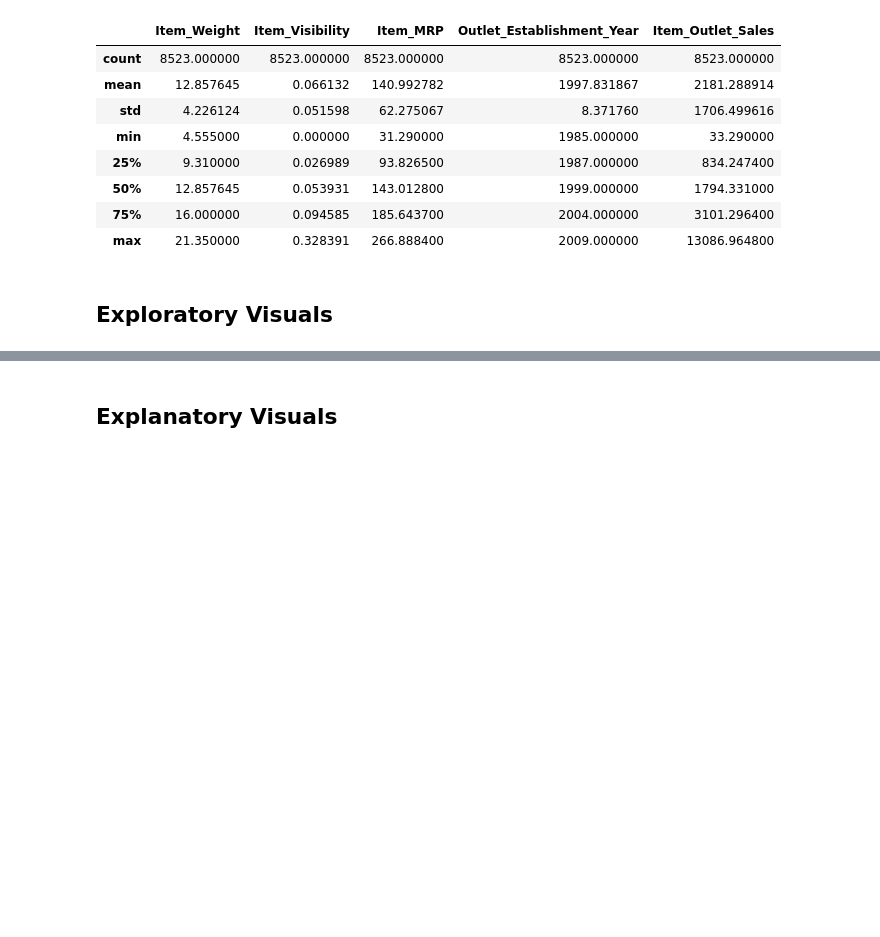
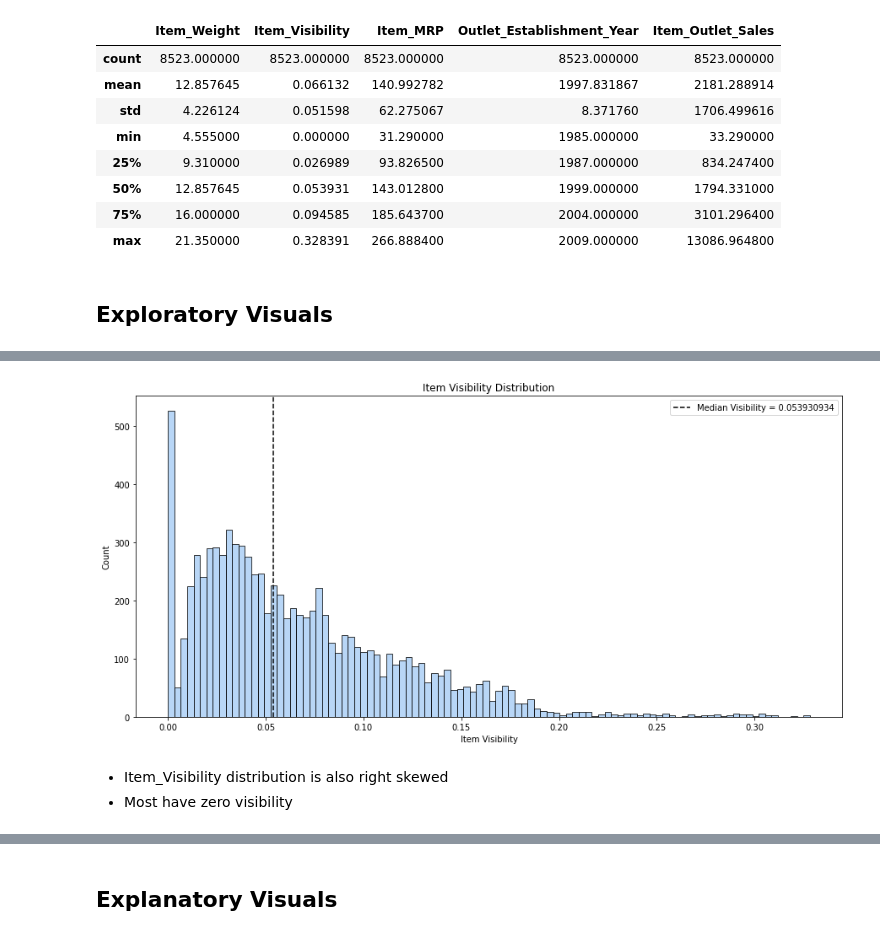
Before and after one commit to AshleyHeinrich/Project-1-, a Jupyter notebook: Project_1_Sales_Predictions.ipynb, the cells around one changed output, grey strips where cells are left out. Drawn from its saved outputs; the diff is of its cells as text; code cells hidden in the pictures; blank space fills up the shorter version.

```diff
--- a/Project_1_Sales_Predictions.ipynb
+++ b/Project_1_Sales_Predictions.ipynb
@@ -353,0 +429,20 @@ sales_df.describe()
+# %%
+#Histogram of Item Visibility to analyze distribution
+
+plt.figure(figsize = (15,7))
+ax = sns.histplot(data = sales_df, x ='Item_Visibility', bins = 100);
+
+ax.set(title = 'Item Visibility Distribution', xlabel = 'Item Visibility')
+
+median = sales_df['Item_Visibility'].median()
+
+ax.axvline(median, color = 'black', ls = '--',
+           label = f'Median Visibility = {median}')
+
+ax.legend();
+# From Learn and class notes
+# %% [output]
+[figure, added]
+# %% [markdown]
+* Item_Visibility distribution is also right skewed
+* Most have zero visibility
```
Also changed, not shown: parts of 42 cells of this notebook.
